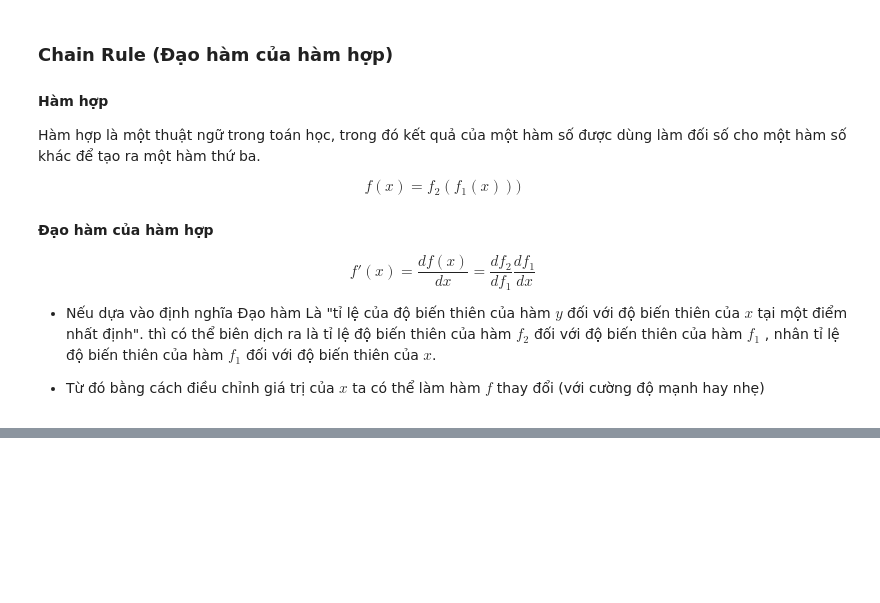
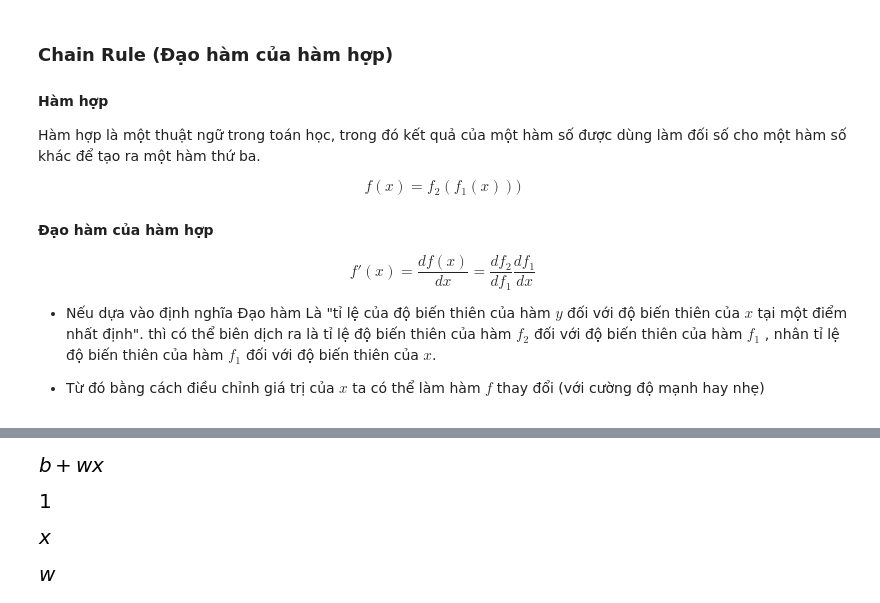
Before and after one commit to anhlt/vjai_present, a Jupyter notebook: 27_1_Present.ipynb, the cells around one changed output, grey strips where cells are left out. Cells and saved outputs as stored; diff of their text form; code cells hidden in the pictures; blank space fills up the shorter version.

```diff
--- a/27_1_Present.ipynb
+++ b/27_1_Present.ipynb
@@ -342,0 +434,18 @@ Final training loss:  0.017149607938732093
+# %%
+x, w, b= symbols('x w b', real=True)
+f = x * w + b1
+f
+# %% [output]
+[figure, added]
+# %%
+diff(f, b)
+# %% [output]
+[figure, added]
+# %%
+diff(f, w)
+# %% [output]
+[figure, added]
+# %%
+diff(f, x)
+# %% [output]
+[figure, added]
```
Also changed, not shown: parts of 26 cells of this notebook, 33 other files.
